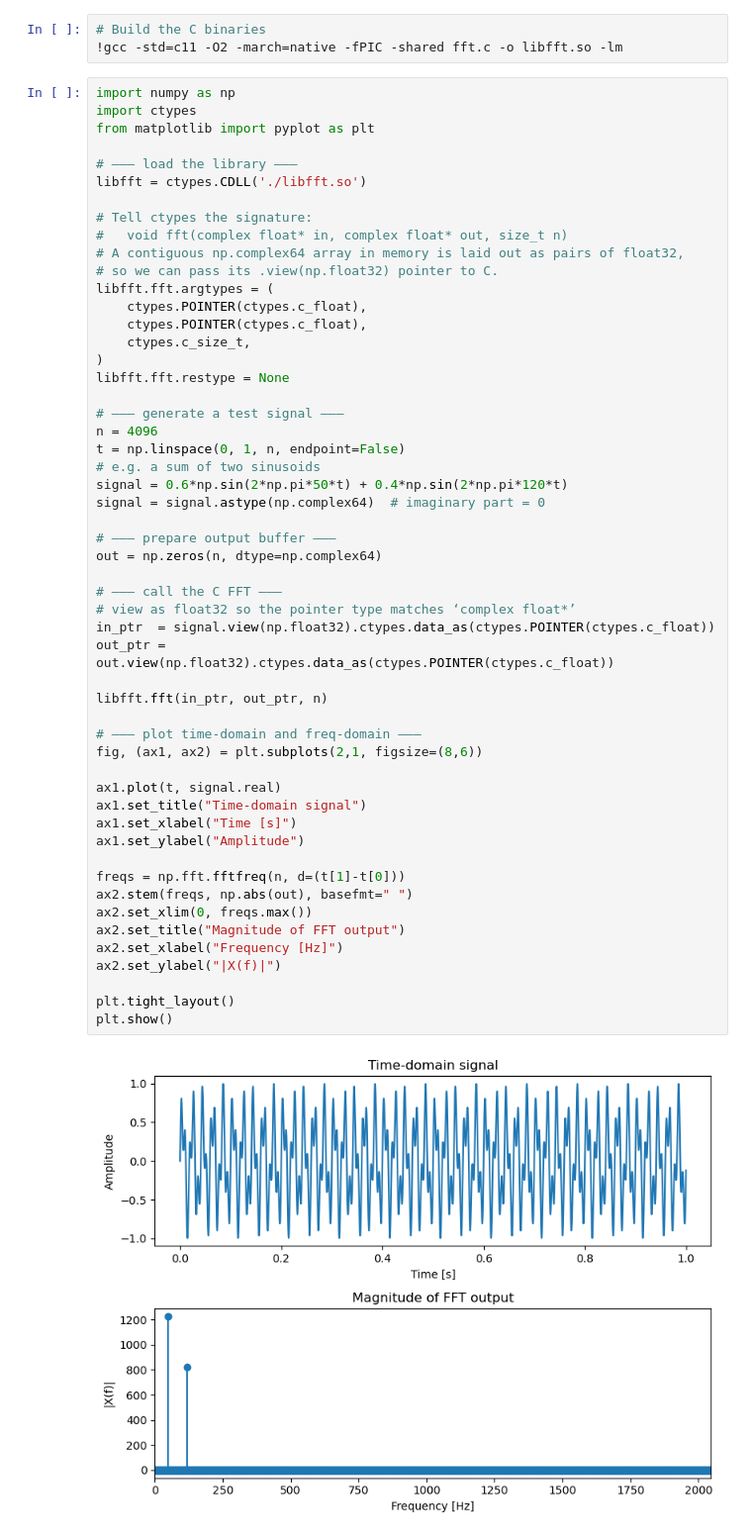
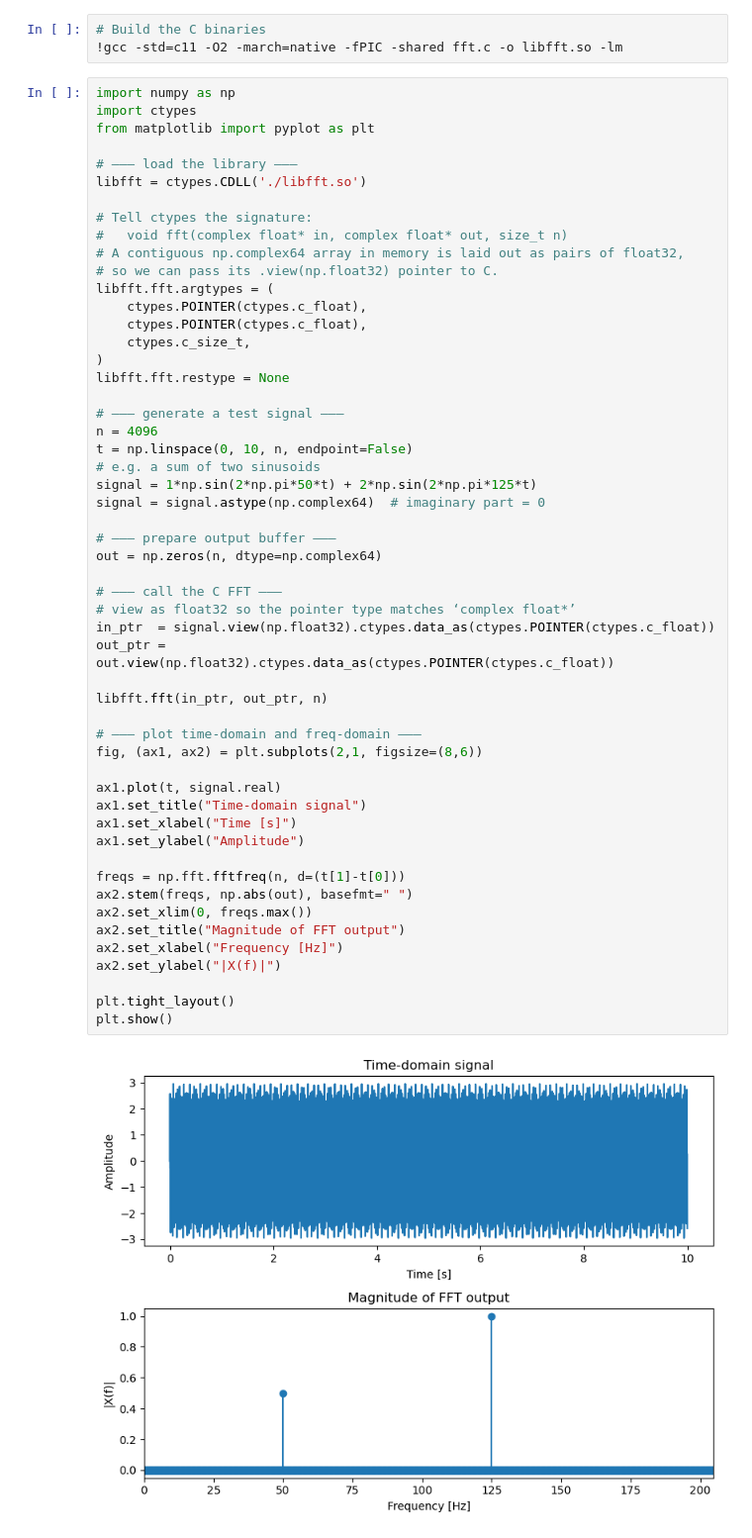
Before and after one commit to vito-pp/tps_ASSD, a Jupyter notebook: assd/tp2/pt0_fft/testbench.ipynb, the cells around one changed output. Shown: that part at 99% size. Cells and saved outputs as stored; diff of their text form.

```diff
--- a/assd/tp2/pt0_fft/testbench.ipynb
+++ b/assd/tp2/pt0_fft/testbench.ipynb
@@ -22,37 +22,37 @@ libfft.fft.restype = None
 
 # ——— generate a test signal ———
 n = 4096
-t = np.linspace(0, 1, n, endpoint=False)
+t = np.linspace(0, 10, n, endpoint=False)
 # e.g. a sum of two sinusoids
-signal = 0.6*np.sin(2*np.pi*50*t) + 0.4*np.sin(2*np.pi*120*t)
+signal = 1*np.sin(2*np.pi*50*t) + 2*np.sin(2*np.pi*125*t)
 signal = signal.astype(np.complex64)  # imaginary part = 0
 
 # ——— prepare output buffer ———
 out = np.zeros(n, dtype=np.complex64)
 
 # ——— call the C FFT ———
 # view as float32 so the pointer type matches ‘complex float*’
 in_ptr  = signal.view(np.float32).ctypes.data_as(ctypes.POINTER(ctypes.c_float))
 out_ptr =     out.view(np.float32).ctypes.data_as(ctypes.POINTER(ctypes.c_float))
 
 libfft.fft(in_ptr, out_ptr, n)
 
 # ——— plot time-domain and freq-domain ———
 fig, (ax1, ax2) = plt.subplots(2,1, figsize=(8,6))
 
 ax1.plot(t, signal.real)
 ax1.set_title("Time-domain signal")
 ax1.set_xlabel("Time [s]")
 ax1.set_ylabel("Amplitude")
 
 freqs = np.fft.fftfreq(n, d=(t[1]-t[0]))
 ax2.stem(freqs, np.abs(out), basefmt=" ")
 ax2.set_xlim(0, freqs.max())
 ax2.set_title("Magnitude of FFT output")
 ax2.set_xlabel("Frequency [Hz]")
 ax2.set_ylabel("|X(f)|")
 
 plt.tight_layout()
 plt.show()
 # %% [output]
-[figure, old version]
+[figure, new version]
```
Also changed, not shown: 4 other files.
